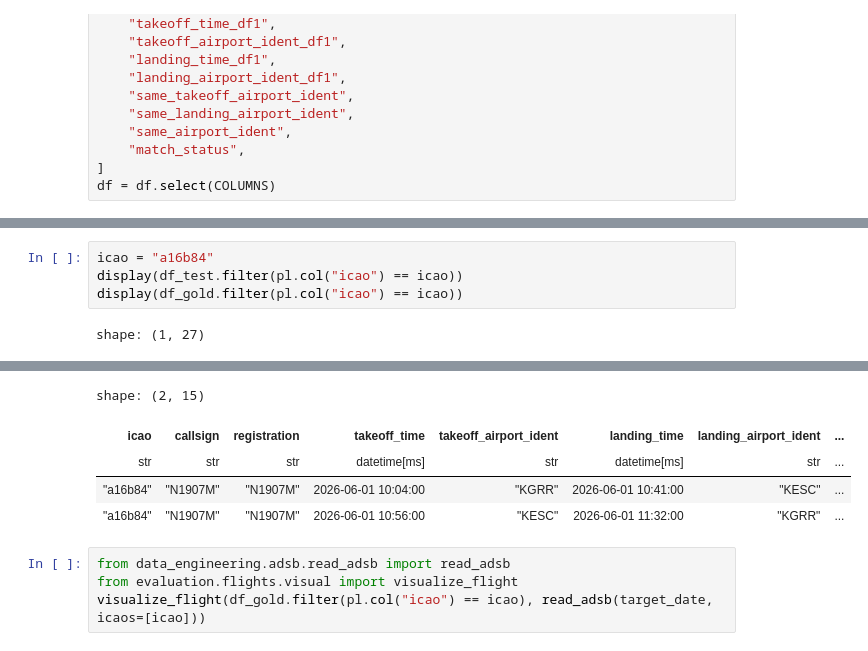
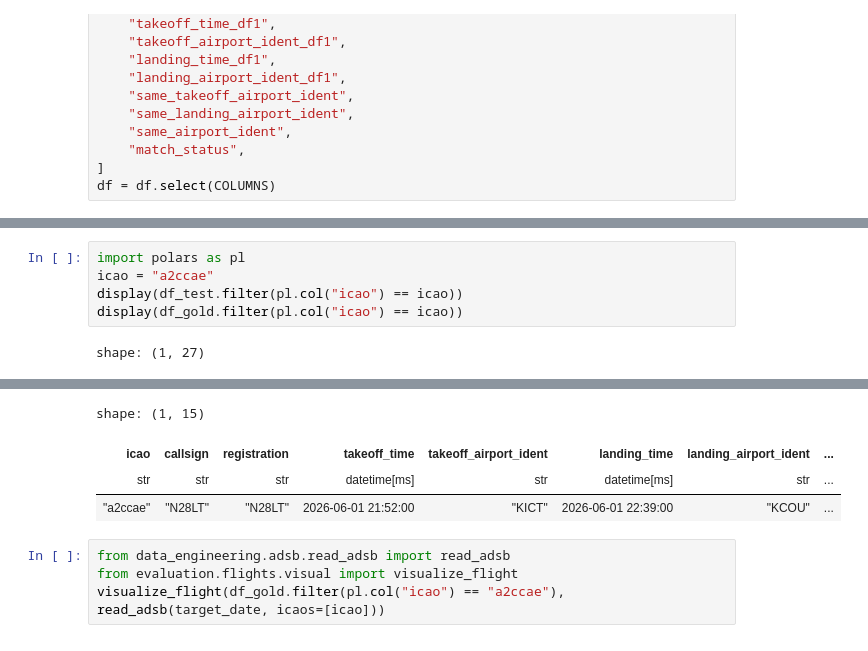
Before and after one commit to PlaneQuery/planequery-data, a Jupyter notebook: notebooks/flights/flights_comparision_4.ipynb, the cells around one changed output, grey strips where cells are left out. Saved outputs shown, nothing was run; the diff lists cells and outputs as text.

```diff
--- a/notebooks/flights/flights_comparision_4.ipynb
+++ b/notebooks/flights/flights_comparision_4.ipynb
@@ -41,5 +75,6 @@ df.filter(pl.col("match_status") != "both").get_column("icao").unique().to_list(
 # %%
-icao = "a16b84"
+import polars as pl
+icao = "a2ccae"
 display(df_test.filter(pl.col("icao") == icao))
 display(df_gold.filter(pl.col("icao") == icao))
 # %% [output]
@@ -50,9 +85,8 @@ shape: (1, 27)
-shape: (2, 15)
+shape: (1, 15)
 | icao | callsign | registration | takeoff_time | takeoff_airport_ident | landing_time | landing_airport_ident | ... |
 | str | str | str | datetime[ms] | str | datetime[ms] | str | ... |
-| "a16b84" | "N1907M" | "N1907M" | 2026-06-01 10:04:00 | "KGRR" | 2026-06-01 10:41:00 | "KESC" | ... |
-| "a16b84" | "N1907M" | "N1907M" | 2026-06-01 10:56:00 | "KESC" | 2026-06-01 11:32:00 | "KGRR" | ... |
+| "a2ccae" | "N28LT" | "N28LT" | 2026-06-01 21:52:00 | "KICT" | 2026-06-01 22:39:00 | "KCOU" | ... |
 # %%
 from data_engineering.adsb.read_adsb import read_adsb
 from evaluation.flights.visual import visualize_flight
-visualize_flight(df_gold.filter(pl.col("icao") == icao), read_adsb(target_date, icaos=[icao]))
+visualize_flight(df_gold.filter(pl.col("icao") == "a2ccae"), read_adsb(target_date, icaos=[icao]))
```
Also changed, not shown: parts of 6 cells of this notebook, 1 other file.
